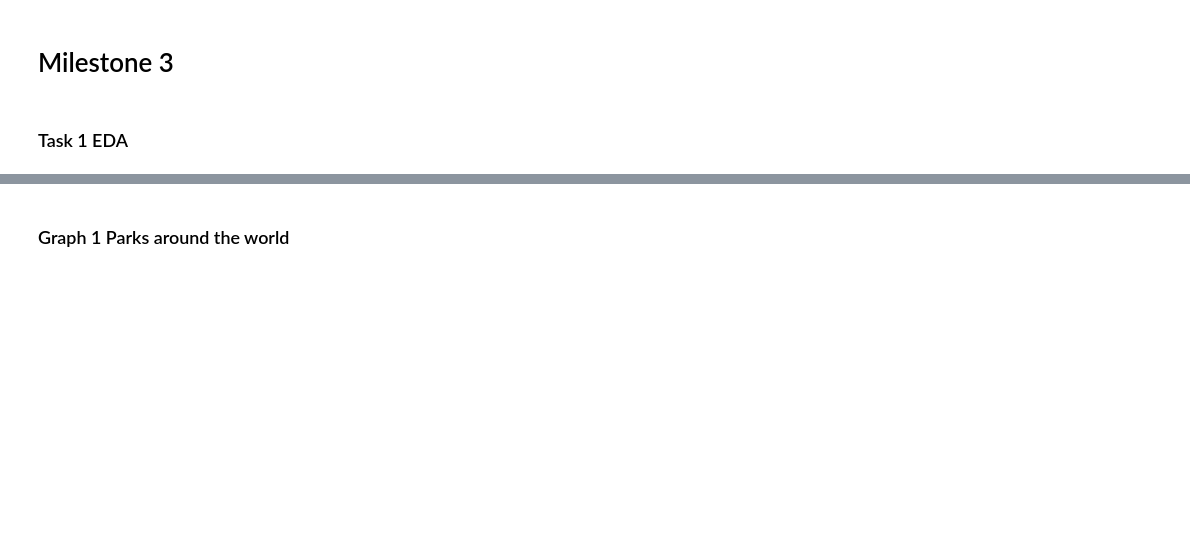
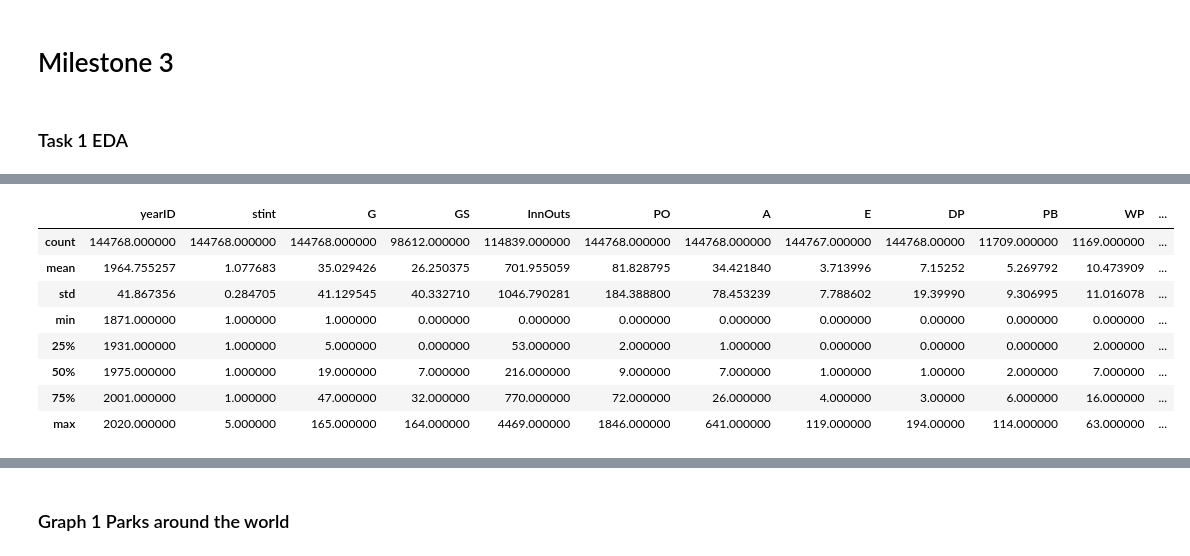
Before and after one commit to data301-2021-winter1/project-group37-project, a Jupyter notebook: notebooks/analysis2.ipynb, the cells around one changed output, grey strips where cells are left out. Drawn from its saved outputs; the diff is of its cells as text; code cells hidden in the pictures; blank space fills up the shorter version.

```diff
--- a/notebooks/analysis2.ipynb
+++ b/notebooks/analysis2.ipynb
@@ -81,0 +143,12 @@ import seaborn as sns #Understanding my variables
+# %%
+fielding1.describe()
+# %% [output]
+|  | yearID | stint | G | GS | InnOuts | PO | A | E | DP | PB | WP | ... |
+| count | 144768.000000 | 144768.000000 | 144768.000000 | 98612.000000 | 114839.000000 | 144768.000000 | 144768.000000 | 144767.000000 | 144768.00000 | 11709.000000 | 1169.000000 | ... |
+| mean | 1964.755257 | 1.077683 | 35.029426 | 26.250375 | 701.955059 | 81.828795 | 34.421840 | 3.713996 | 7.15252 | 5.269792 | 10.473909 | ... |
+| std | 41.867356 | 0.284705 | 41.129545 | 40.332710 | 1046.790281 | 184.388800 | 78.453239 | 7.788602 | 19.39990 | 9.306995 | 11.016078 | ... |
+| min | 1871.000000 | 1.000000 | 1.000000 | 0.000000 | 0.000000 | 0.000000 | 0.000000 | 0.000000 | 0.00000 | 0.000000 | 0.000000 | ... |
+| 25% | 1931.000000 | 1.000000 | 5.000000 | 0.000000 | 53.000000 | 2.000000 | 1.000000 | 0.000000 | 0.00000 | 0.000000 | 2.000000 | ... |
+| 50% | 1975.000000 | 1.000000 | 19.000000 | 7.000000 | 216.000000 | 9.000000 | 7.000000 | 1.000000 | 1.00000 | 2.000000 | 7.000000 | ... |
+| 75% | 2001.000000 | 1.000000 | 47.000000 | 32.000000 | 770.000000 | 72.000000 | 26.000000 | 4.000000 | 3.00000 | 6.000000 | 16.000000 | ... |
+| max | 2020.000000 | 5.000000 | 165.000000 | 164.000000 | 4469.000000 | 1846.000000 | 641.000000 | 119.000000 | 194.00000 | 114.000000 | 63.000000 | ... |
```
Also changed, not shown: parts of 26 cells of this notebook, 4 other files.
